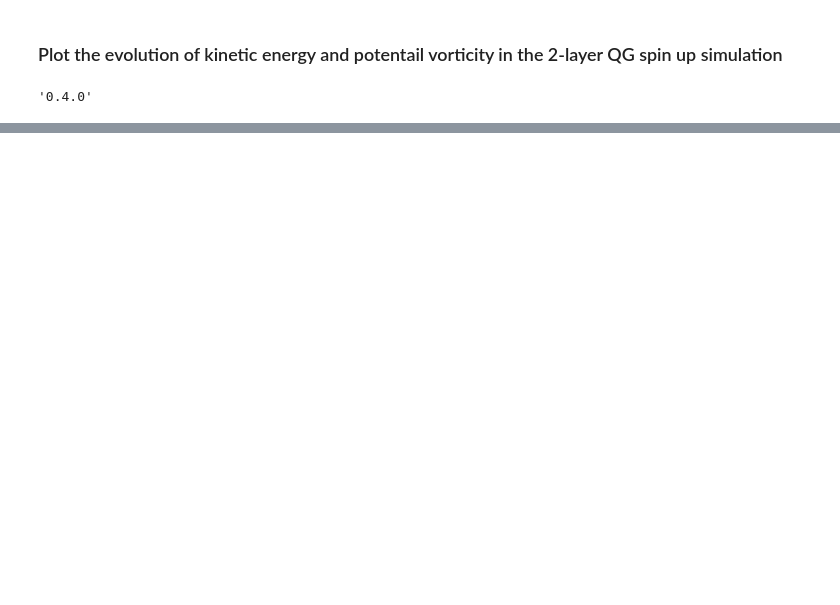
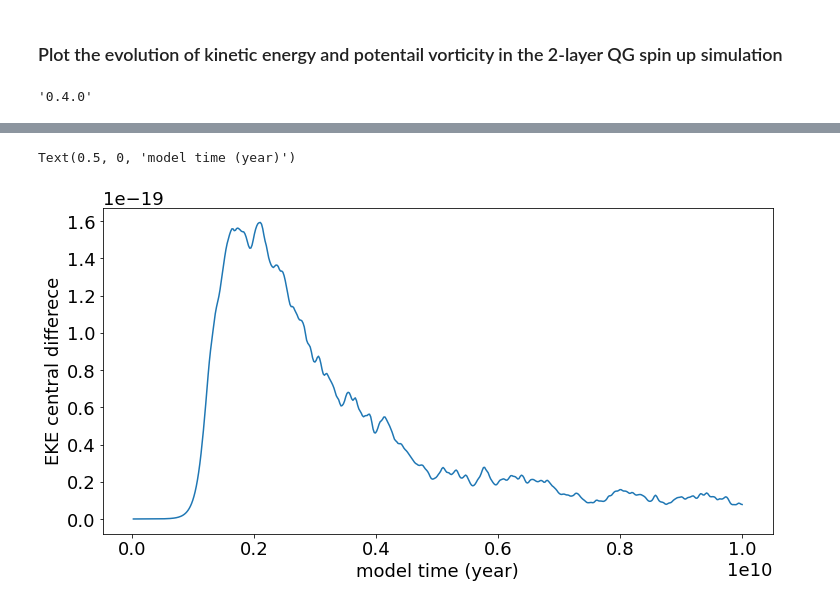
Before and after one commit to ocean-transport/lcs-ml, a Jupyter notebook: spin_up/visualize_spin_up.ipynb, the cells around one changed output, grey strips where cells are left out. Cells and saved outputs as stored; diff of their text form; code cells hidden in the pictures; blank space fills up the shorter version.

```diff
--- a/spin_up/visualize_spin_up.ipynb
+++ b/spin_up/visualize_spin_up.ipynb
@@ -46,16 +52,20 @@ ds.q[0,1,:,:].plot()
 # %%
 # Mean Eddy Kinetic Energy (EKE) as a function of time
 dEKE_dt = np.gradient(ds.EKE.isel(lev=0), ds.time)
 # I = int(np.where(np.abs(ds.time - year*14)==np.min(np.abs(ds.time - year*14)))[0])
 # time_stable = ds.time[I].values
 
 # Plot EKE derivative
+year = 31104000
 plt.rcParams.update({'font.size': 18})
 plt.figure(figsize=(12,6)); plt.plot(ds.time/year, dEKE_dt)
 plt.ylabel('EKE central differece'); plt.xlabel('model time (year)')
-plt.axvline(x=time_stable/year, color='k', linestyle='--')
+# plt.axvline(x=time_stable/year, color='k', linestyle='--')
 
 
 # print('model appears stable at', ds.time[I].values/year, 'years');
+# %% [output]
+Text(0.5, 0, 'model time (year)')
+[figure, added]
 # %%
 # Plot time series of EKE
```
Also changed, not shown: parts of 10 cells of this notebook, 7 other files.
